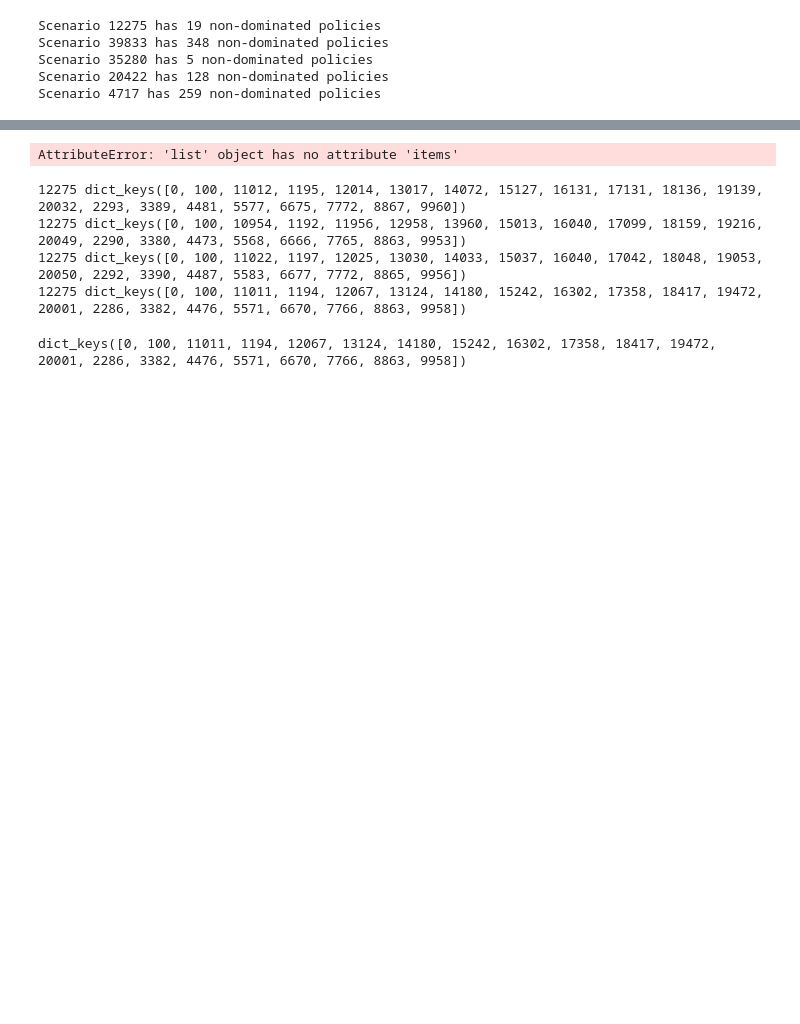
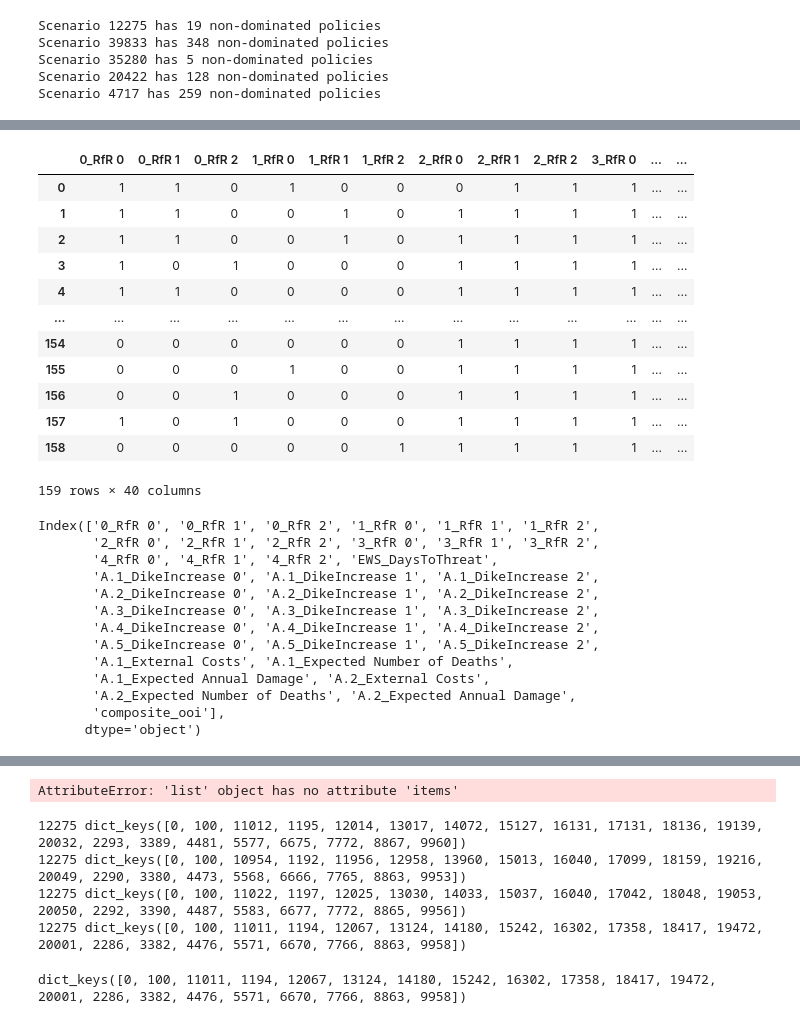
Before and after one commit to pherfkens/PROJECT_MBDM_GROUP1, a Jupyter notebook: final assignment/directed_search.ipynb, the cells around one changed output, grey strips where cells are left out. Cells and saved outputs as stored; diff of their text form; code cells hidden in the pictures; blank space fills up the shorter version.

```diff
--- a/final assignment/directed_search.ipynb
+++ b/final assignment/directed_search.ipynb
@@ -138,0 +257,70 @@ Scenario 4717 has 1026 unique policies
+# %%
+from sklearn.cluster import KMeans
+
+"""
+    Perform directed search on a dataframe of policies.
+
+    Parameters:
+    - df_constrained_policies (pandas.DataFrame): The dataframe containing policy data.
+
+    Returns:
+    - diverse_policies (pandas.DataFrame): The diverse policies selected from the dataframe.
+    """
+# Assuming df is your dataframe containing policy data
+# Assume policy_columns are the relevant policy attributes for clustering
+
+df = df_constrained_policies.copy()
+display(df)
+policy_columns = df.columns[0:-2]  # Exclude the first column (scenario) and the last three columns (composite_ooi, satisfied, scenario)
+print(policy_columns)
+# Normalize the data if needed
+df_normalized = (df[policy_columns] - df[policy_columns].mean()) / df[policy_columns].std()
+
+# Perform K-means clustering
+kmeans = KMeans(n_clusters=70, random_state=0)  # Adjust n_clusters as needed
+clusters = kmeans.fit_predict(df[policy_columns])
+
+# Identify representatives from each cluster
+cluster_centers = kmeans.cluster_centers_
+cluster_indices = []
+for i in range(kmeans.n_clusters):
+    cluster_indices.append(np.where(clusters == i)[0])
+
+# Randomly pick one or more policies from each cluster
+selected_policies = []
+for indices in cluster_indices:
+    if len(indices) > 0:
+        selected_policies.extend(np.random.choice(indices, size=min(len(indices), 1), replace=False))
+
+# Select 50 policies
+selected_policies = selected_policies[:50]
+
+# Extract the diverse policies from the dataframe
+diverse_policies = df.iloc[selected_policies]
+# %% [output]
+|  | 0_RfR 0 | 0_RfR 1 | 0_RfR 2 | 1_RfR 0 | 1_RfR 1 | 1_RfR 2 | 2_RfR 0 | 2_RfR 1 | 2_RfR 2 | 3_RfR 0 | ... | ... |
+| 0 | 1 | 1 | 0 | 1 | 0 | 0 | 0 | 1 | 1 | 1 | ... | ... |
+| 1 | 1 | 1 | 0 | 0 | 1 | 0 | 1 | 1 | 1 | 1 | ... | ... |
+| 2 | 1 | 1 | 0 | 0 | 1 | 0 | 1 | 1 | 1 | 1 | ... | ... |
+| 3 | 1 | 0 | 1 | 0 | 0 | 0 | 1 | 1 | 1 | 1 | ... | ... |
+| 4 | 1 | 1 | 0 | 0 | 0 | 0 | 1 | 1 | 1 | 1 | ... | ... |
+| ... | ... | ... | ... | ... | ... | ... | ... | ... | ... | ... | ... | ... |
+| 154 | 0 | 0 | 0 | 0 | 0 | 0 | 1 | 1 | 1 | 1 | ... | ... |
+| 155 | 0 | 0 | 0 | 1 | 0 | 0 | 1 | 1 | 1 | 1 | ... | ... |
+| 156 | 0 | 0 | 1 | 0 | 0 | 0 | 1 | 1 | 1 | 1 | ... | ... |
+| 157 | 1 | 0 | 1 | 0 | 0 | 0 | 1 | 1 | 1 | 1 | ... | ... |
+| 158 | 0 | 0 | 0 | 0 | 0 | 1 | 1 | 1 | 1 | 1 | ... | ... |
+159 rows × 40 columns
+Index(['0_RfR 0', '0_RfR 1', '0_RfR 2', '1_RfR 0', '1_RfR 1', '1_RfR 2',
+       '2_RfR 0', '2_RfR 1', '2_RfR 2', '3_RfR 0', '3_RfR 1', '3_RfR 2',
+       '4_RfR 0', '4_RfR 1', '4_RfR 2', 'EWS_DaysToThreat',
+       'A.1_DikeIncrease 0', 'A.1_DikeIncrease 1', 'A.1_DikeIncrease 2',
+       'A.2_DikeIncrease 0', 'A.2_DikeIncrease 1', 'A.2_DikeIncrease 2',
+       'A.3_DikeIncrease 0', 'A.3_DikeIncrease 1', 'A.3_DikeIncrease 2',
+       'A.4_DikeIncrease 0', 'A.4_DikeIncrease 1', 'A.4_DikeIncrease 2',
+       'A.5_DikeIncrease 0', 'A.5_DikeIncrease 1', 'A.5_DikeIncrease 2',
+       'A.1_External Costs', 'A.1_Expected Number of Deaths',
+       'A.1_Expected Annual Damage', 'A.2_External Costs',
+       'A.2_Expected Number of Deaths', 'A.2_Expected Annual Damage',
+       'composite_ooi'],
+      dtype='object')
```
Also changed, not shown: parts of 14 cells of this notebook, 1 other file.
